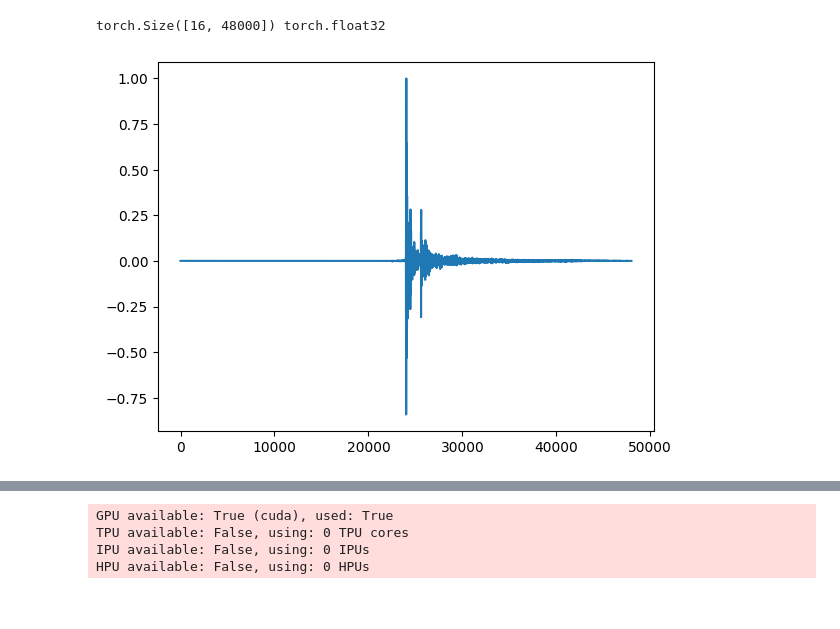
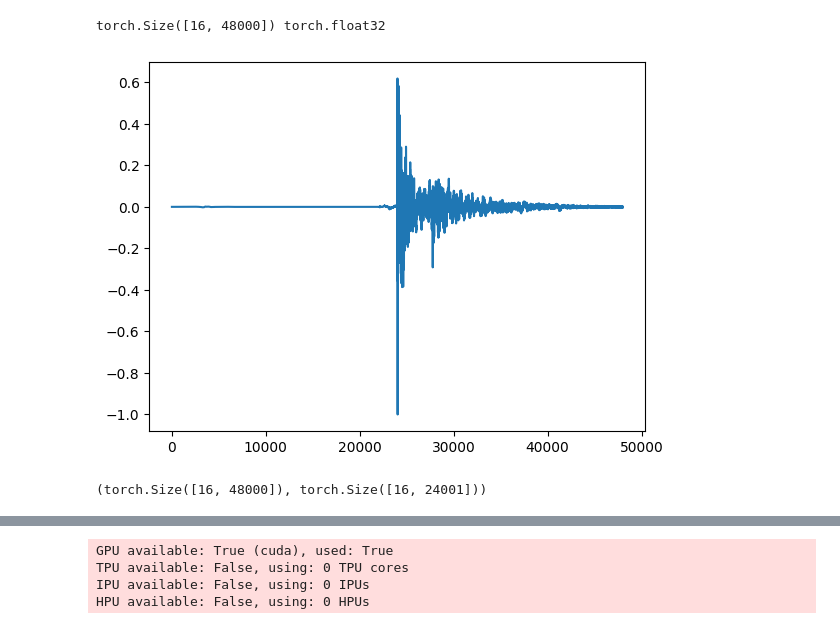
Before and after one commit to Aa-Aanegola/visually-indicated-sounds, a Jupyter notebook: src/experiments/AudioAutoEncoder/AudioAutoEncoderConv.ipynb, the cells around one changed output, grey strips where cells are left out. Saved outputs shown, nothing was run; the diff lists cells and outputs as text; code cells hidden in the pictures.

Commit message:
added auxiliary loss and trained VMAE model

```diff
--- a/src/experiments/AudioAutoEncoder/AudioAutoEncoderConv.ipynb
+++ b/src/experiments/AudioAutoEncoder/AudioAutoEncoderConv.ipynb
@@ -96,10 +104,14 @@ class AudioDataset(Dataset):
             with open(random.choice(self.files), 'rb') as f:
                 wav = pickle.load(f)
 
-        downsampled = resample(wav, self.sr)
-        downsampled = downsampled / np.max(np.abs(downsampled))
+        wav = resample(wav, self.sr)
+        wav /= np.max(np.abs(wav))
+        wav = torch.tensor(wav, dtype=torch.float32)
 
-        return torch.tensor(downsampled, dtype=torch.float32)
+        fft_wav = torch.fft.rfftn(wav)
+        fft_wav = torch.view_as_real(fft_wav).mean(1)
+
+        return wav, fft_wav
 # %%
 sampling_rate = 48000
 # %%
@@ -114,14 +126,18 @@ NUM_WORKERS = 4
 trainDataLoader = DataLoader(trainDataset, batch_size=BATCH_SIZE, shuffle=True, num_workers=NUM_WORKERS, pin_memory=True)
 valDataLoader = DataLoader(valDataset, batch_size=BATCH_SIZE, shuffle=False, num_workers=NUM_WORKERS, pin_memory=True)
 # %%
-wavs = next(iter(trainDataLoader))
+wavs, fft_wavs = next(iter(trainDataLoader))
 print(wavs.shape, wavs.dtype)
 wav = wavs[0].detach().numpy()
 plt.plot(wav)
 plt.show()
 # %% [output]
 torch.Size([16, 48000]) torch.float32
-[figure, old version]
+[figure, new version]
+# %%
+wavs.shape, fft_wavs.shape
+# %% [output]
+(torch.Size([16, 48000]), torch.Size([16, 24001]))
 # %%
 model = AudioAutoEncoderConv(input_size=sampling_rate)
 ModelSummary(model)
```
Also changed, not shown: parts of 10 cells of this notebook, 11 other files.
